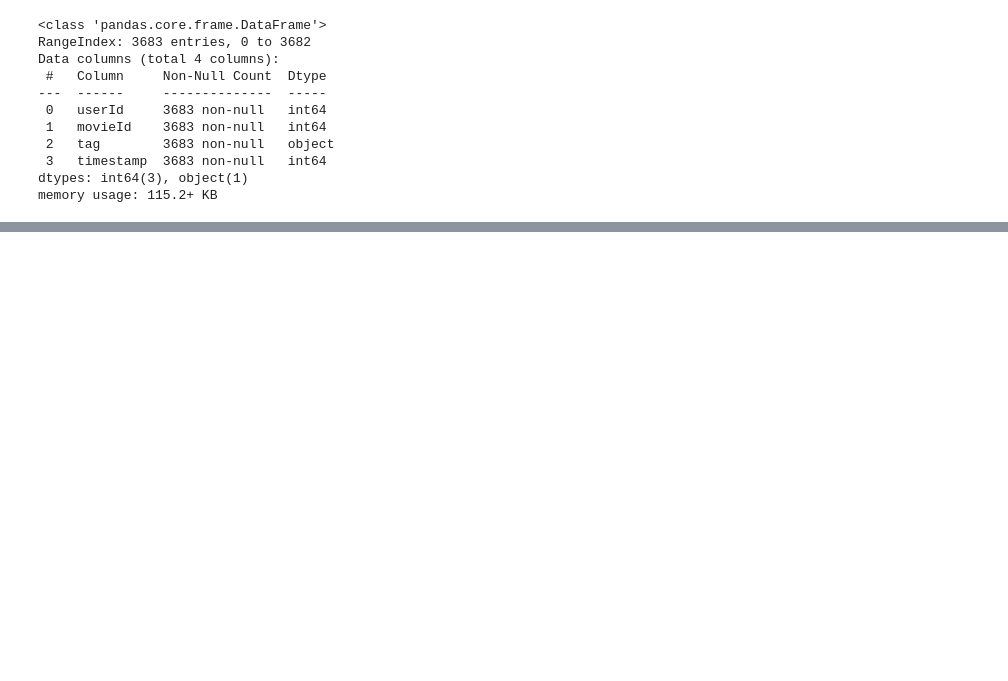
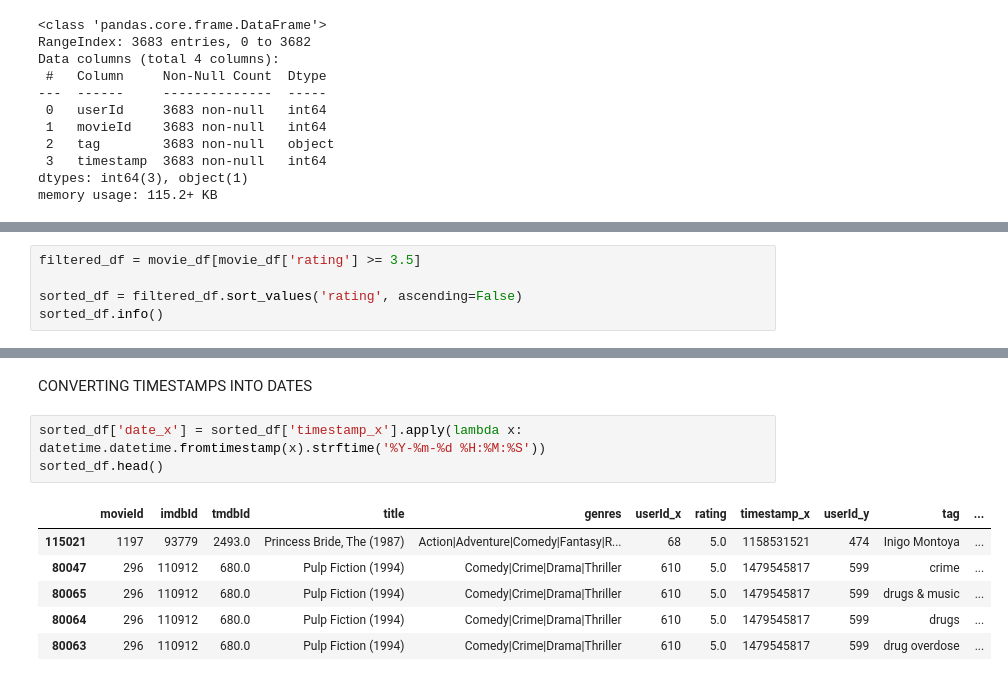
Before and after one commit to seanconlon29/Microsofts-Launch-into-Streaming, a Jupyter notebook: sean_notebook-1.ipynb, the cells around one changed output, grey strips where cells are left out. Drawn from its saved outputs; the diff is of its cells as text; blank space fills up the shorter version.

```diff
--- a/sean_notebook-1.ipynb
+++ b/sean_notebook-1.ipynb
@@ -132,0 +351,5 @@ memory usage: 115.2+ KB
+# %%
+filtered_df = movie_df[movie_df['rating'] >= 3.5]
+
+sorted_df = filtered_df.sort_values('rating', ascending=False)
+sorted_df.info()
@@ -132,0 +375,12 @@ memory usage: 115.2+ KB
+# %% [markdown]
+CONVERTING TIMESTAMPS INTO DATES
+# %%
+sorted_df['date_x'] = sorted_df['timestamp_x'].apply(lambda x: datetime.datetime.fromtimestamp(x).strftime('%Y-%m-%d %H:%M:%S'))
+sorted_df.head()
+# %% [output]
+|  | movieId | imdbId | tmdbId | title | genres | userId_x | rating | timestamp_x | userId_y | tag | ... |
+| 115021 | 1197 | 93779 | 2493.0 | Princess Bride, The (1987) | Action|Adventure|Comedy|Fantasy|R... | 68 | 5.0 | 1158531521 | 474 | Inigo Montoya | ... |
+| 80047 | 296 | 110912 | 680.0 | Pulp Fiction (1994) | Comedy|Crime|Drama|Thriller | 610 | 5.0 | 1479545817 | 599 | crime | ... |
+| 80065 | 296 | 110912 | 680.0 | Pulp Fiction (1994) | Comedy|Crime|Drama|Thriller | 610 | 5.0 | 1479545817 | 599 | drugs & music | ... |
+| 80064 | 296 | 110912 | 680.0 | Pulp Fiction (1994) | Comedy|Crime|Drama|Thriller | 610 | 5.0 | 1479545817 | 599 | drugs | ... |
+| 80063 | 296 | 110912 | 680.0 | Pulp Fiction (1994) | Comedy|Crime|Drama|Thriller | 610 | 5.0 | 1479545817 | 599 | drug overdose | ... |
```
Also changed, not shown: parts of 29 cells of this notebook.
